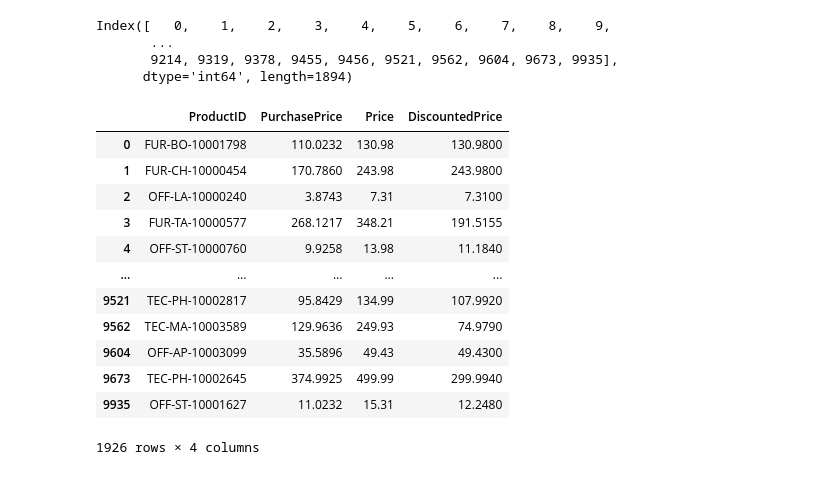
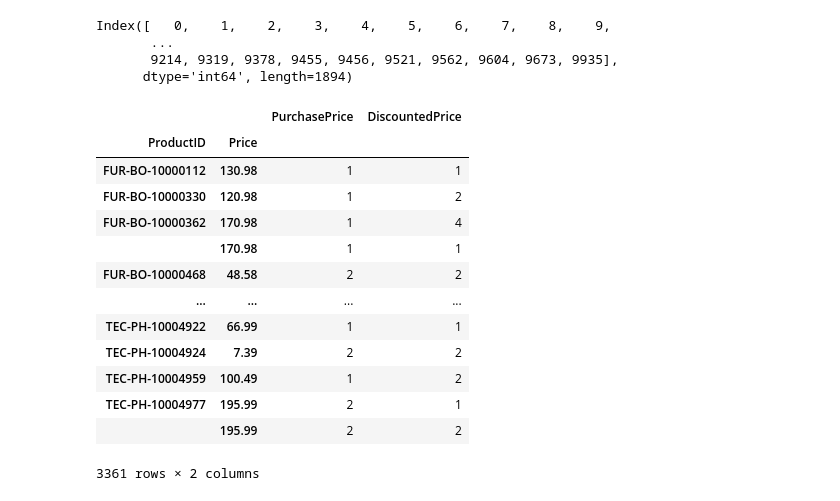
Before and after one commit to Rojhak/BI_analysis, a Jupyter notebook: eda_tableu.ipynb, the cells around one changed output. Saved outputs shown, nothing was run; the diff lists cells and outputs as text; code cells hidden in the pictures.

```diff
--- a/eda_tableu.ipynb
+++ b/eda_tableu.ipynb
@@ -152,18 +152,19 @@ Index([   0,    1,    2,    3,    4,    5,    6,    7,    8,    9,
 #Sales.iloc[Products.index,[0]] = Products["ProductID"]
 # %%
 #ProductPrice.drop_duplicates(subset="ProductID", inplace=True)
-ProductPrice
+ProductPrice.groupby(by=["ProductID", "Price"]).nunique()
 # %% [output]
-|  | ProductID | PurchasePrice | Price | DiscountedPrice |
-| 0 | FUR-BO-10001798 | 110.0232 | 130.98 | 130.9800 |
-| 1 | FUR-CH-10000454 | 170.7860 | 243.98 | 243.9800 |
-| 2 | OFF-LA-10000240 | 3.8743 | 7.31 | 7.3100 |
-| 3 | FUR-TA-10000577 | 268.1217 | 348.21 | 191.5155 |
-| 4 | OFF-ST-10000760 | 9.9258 | 13.98 | 11.1840 |
-| ... | ... | ... | ... | ... |
-| 9521 | TEC-PH-10002817 | 95.8429 | 134.99 | 107.9920 |
-| 9562 | TEC-MA-10003589 | 129.9636 | 249.93 | 74.9790 |
-| 9604 | OFF-AP-10003099 | 35.5896 | 49.43 | 49.4300 |
-| 9673 | TEC-PH-10002645 | 374.9925 | 499.99 | 299.9940 |
-| 9935 | OFF-ST-10001627 | 11.0232 | 15.31 | 12.2480 |
+|  |  | PurchasePrice | DiscountedPrice |
+| ProductID | Price |  |  |
+| FUR-BO-10000112 | 130.98 | 1 | 1 |
+| FUR-BO-10000330 | 120.98 | 1 | 2 |
+| FUR-BO-10000362 | 170.98 | 1 | 4 |
+|  | 170.98 | 1 | 1 |
+| FUR-BO-10000468 | 48.58 | 2 | 2 |
+| ... | ... | ... | ... |
+| TEC-PH-10004922 | 66.99 | 1 | 1 |
+| TEC-PH-10004924 | 7.39 | 2 | 2 |
+| TEC-PH-10004959 | 100.49 | 1 | 2 |
+| TEC-PH-10004977 | 195.99 | 2 | 1 |
+|  | 195.99 | 2 | 2 |
-1926 rows × 4 columns
+3361 rows × 2 columns
```
